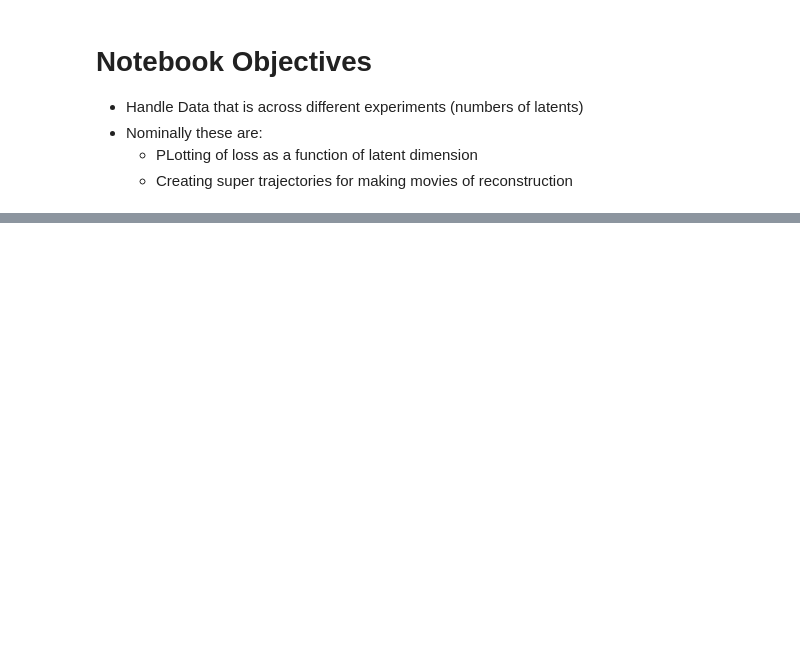
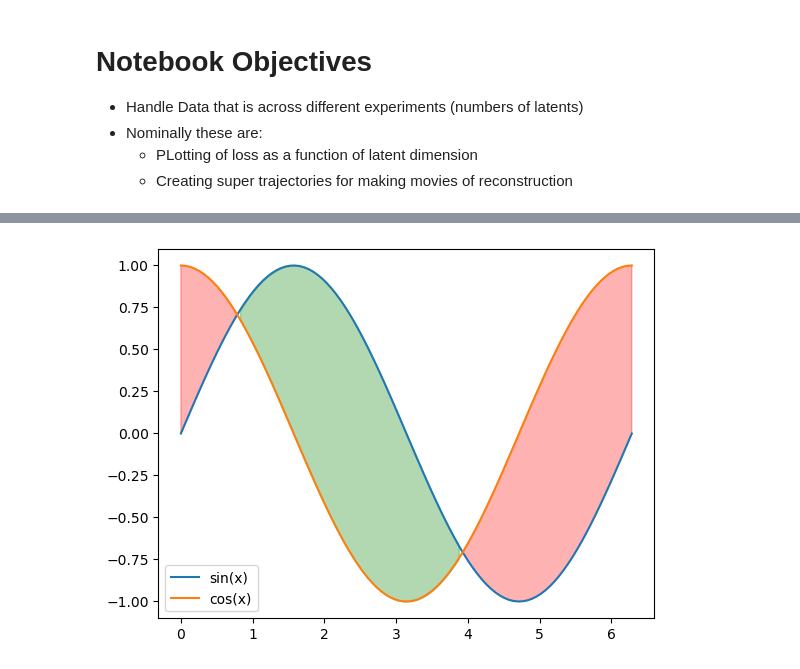
Before and after one commit to CCBatIIT/Deep-MMS, a Jupyter notebook: Multi-Analysis.ipynb, the cells around one changed output, grey strips where cells are left out. Cells and saved outputs as stored; diff of their text form; code cells hidden in the pictures; blank space fills up the shorter version.

```diff
--- a/Multi-Analysis.ipynb
+++ b/Multi-Analysis.ipynb
@@ -377,0 +620,22 @@ last_epoch_plot(self, f'Length of Training - {system}')
+# %%
+import matplotlib.pyplot as plt
+import numpy as np
+
+# Generate some data
+x = np.linspace(0, 2 * np.pi, 100)
+y1 = np.sin(x)
+y2 = np.cos(x)
+
+# Create the plot
+plt.plot(x, y1, label='sin(x)')
+plt.plot(x, y2, label='cos(x)')
+
+# Fill the area between the lines
+plt.fill_between(x, y1, y2, where=(y1 > y2), color='green', alpha=0.3)
+plt.fill_between(x, y1, y2, where=(y1 < y2), color='red', alpha=0.3)
+
+# Add a legend and show the plot
+plt.legend()
+plt.show()
+# %% [output]
+[figure, added]
```
Also changed, not shown: parts of 44 cells of this notebook, 1 other file.
